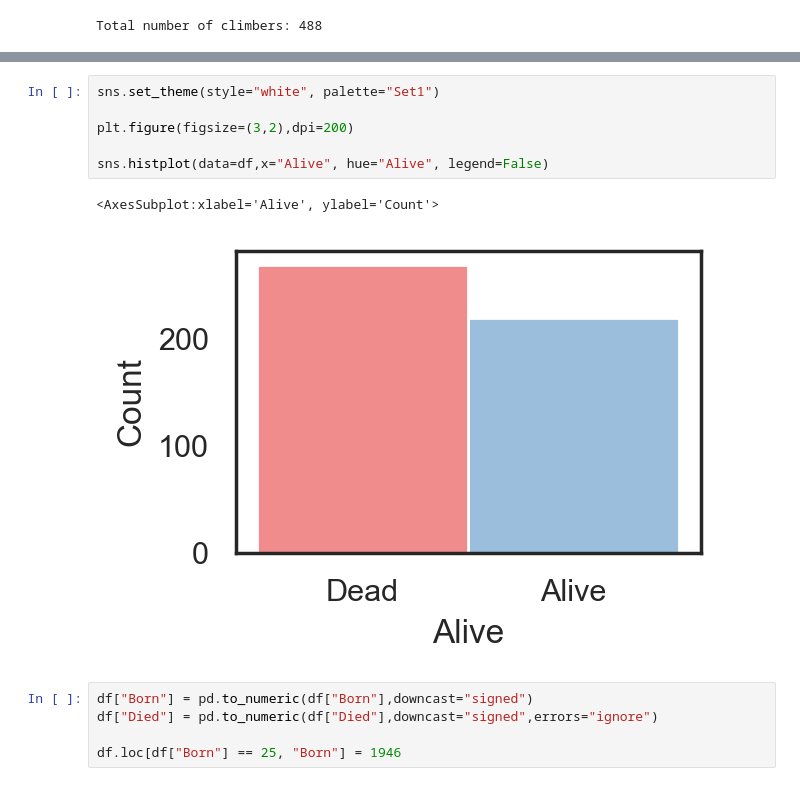
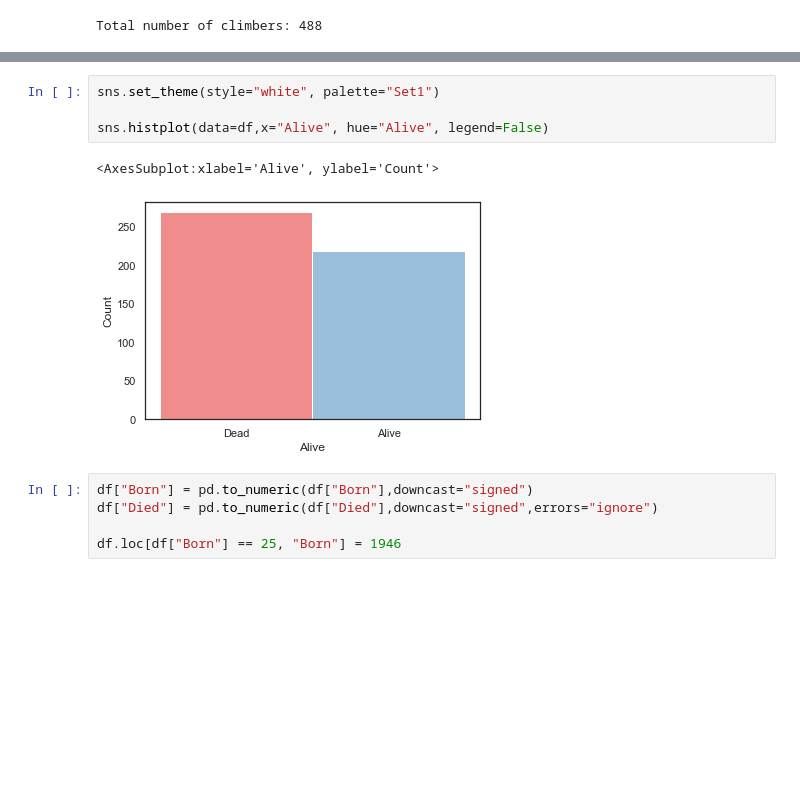
Before and after one commit to dmnkfr/mountaineers, a Jupyter notebook: mountaineers_wiki.ipynb, the cells around one changed output, grey strips where cells are left out. Saved outputs shown, nothing was run; the diff lists cells and outputs as text; blank space fills up the shorter version.

Commit message:
new graphs

```diff
--- a/mountaineers_wiki.ipynb
+++ b/mountaineers_wiki.ipynb
@@ -322,12 +322,10 @@ dtype: int64
 # %%
 sns.set_theme(style="white", palette="Set1")
 
-plt.figure(figsize=(3,2),dpi=200)
-
 sns.histplot(data=df,x="Alive", hue="Alive", legend=False)
 # %% [output]
 <AxesSubplot:xlabel='Alive', ylabel='Count'>
-[figure, old version]
+[figure, new version]
 # %%
 df["Born"] = pd.to_numeric(df["Born"],downcast="signed")
 df["Died"] = pd.to_numeric(df["Died"],downcast="signed",errors="ignore")
```
Also changed, not shown: parts of 3 cells of this notebook.
